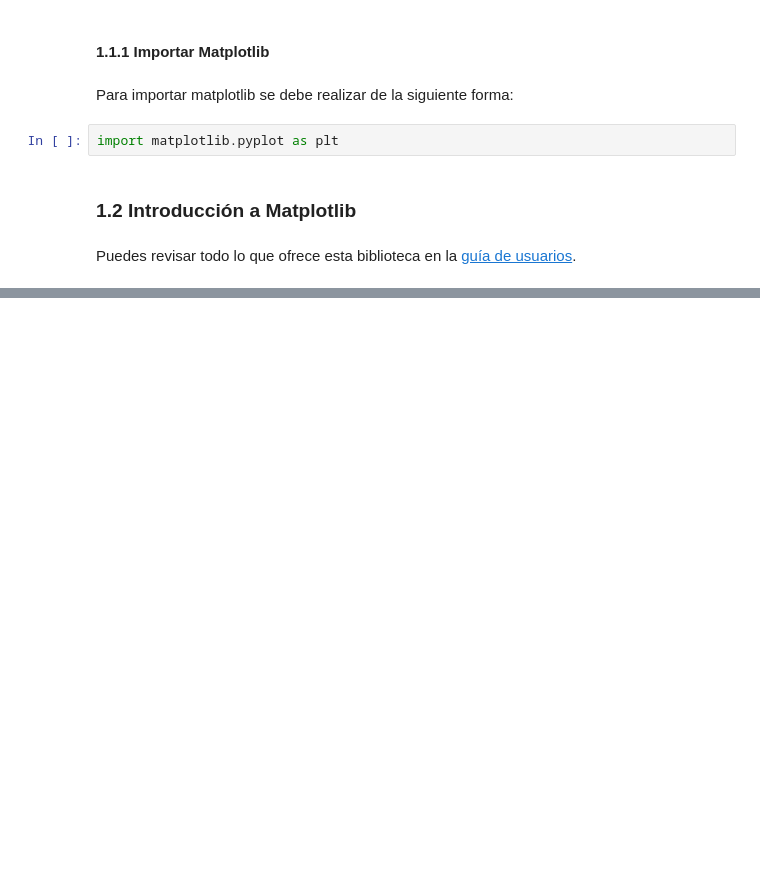
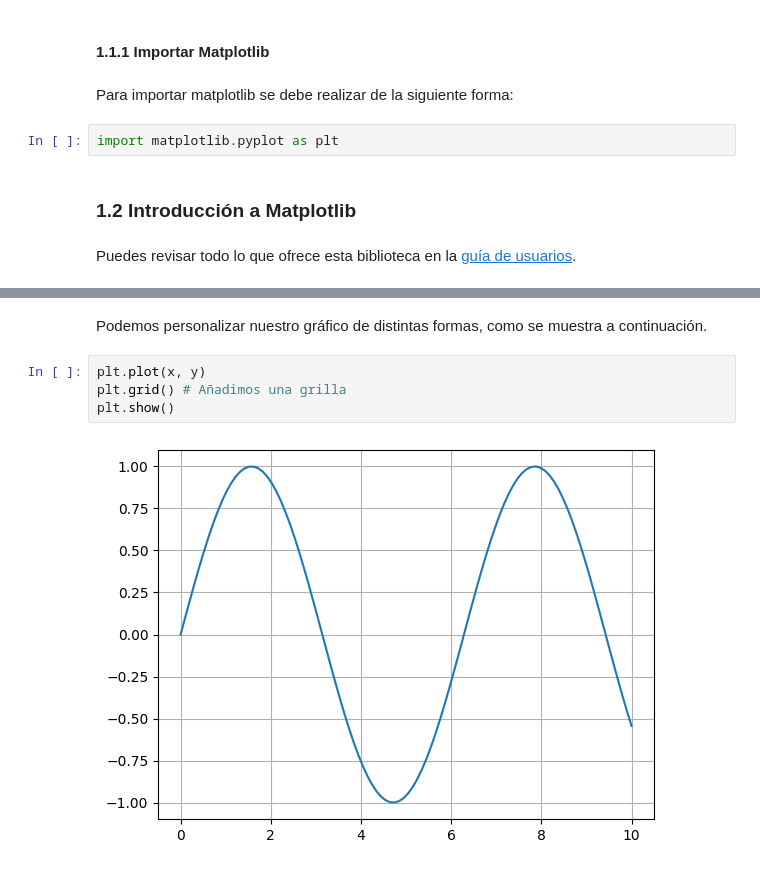
Before and after one commit to GbrlOl/programacion-2, a Jupyter notebook: clases/clase_7_matplotlib.ipynb, the cells around one changed output, grey strips where cells are left out. Cells and saved outputs as stored; diff of their text form; blank space fills up the shorter version.

```diff
--- a/clases/clase_7_matplotlib.ipynb
+++ b/clases/clase_7_matplotlib.ipynb
@@ -30,0 +45,8 @@ Puedes revisar todo lo que ofrece esta biblioteca en la [guía de usuarios](http
+# %% [markdown]
+Podemos personalizar nuestro gráfico de distintas formas, como se muestra a continuación.
+# %%
+plt.plot(x, y)
+plt.grid() # Añadimos una grilla
+plt.show()
+# %% [output]
+[figure, added]
```
Also changed, not shown: parts of 27 cells of this notebook.
